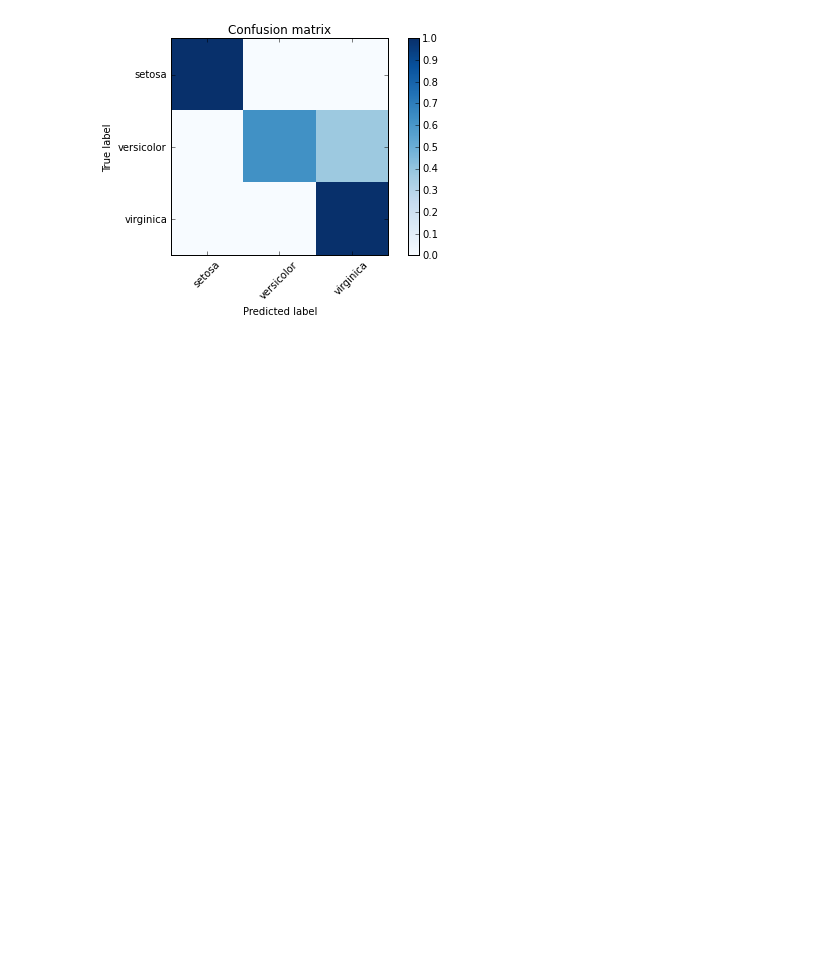
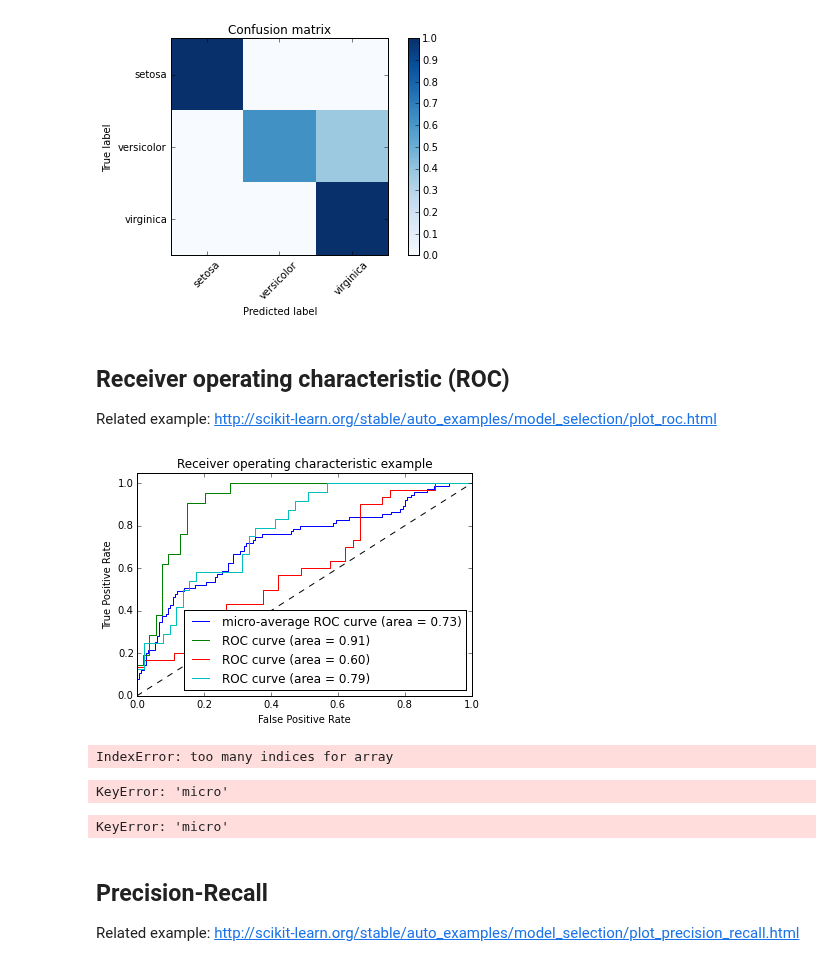
Before and after one commit to ploomber/sklearn-evaluation, a Jupyter notebook: examples/plots.ipynb, the cells around one changed output. Drawn from its saved outputs; the diff is of its cells as text; code cells hidden in the pictures; blank space fills up the shorter version.

```diff
--- a/examples/plots.ipynb
+++ b/examples/plots.ipynb
@@ -28,3 +31,48 @@ plots.confusion_matrix_(y_test, y_pred, target_names=iris.target_names)
 plots.confusion_matrix_(y_test, y_pred, target_names=iris.target_names, normalize=True)
 # %% [output]
 [figure]
+# %% [markdown]
+## Receiver operating characteristic (ROC)
+Related example: http://scikit-learn.org/stable/auto_examples/model_selection/plot_roc.html
+# %%
+# Import some data to play with
+iris = datasets.load_iris()
+X = iris.data
+y = iris.target
+
+# Binarize the output
+#y = label_binarize(y, classes=[0, 1, 2])
+#n_classes = y.shape[1]
+
+# Add noisy features to make the problem harder
+random_state = np.random.RandomState(0)
+n_samples, n_features = X.shape
+X = np.c_[X, random_state.randn(n_samples, 200 * n_features)]
+
+# shuffle and split training and test sets
+X_train, X_test, y_train, y_test = train_test_split(X, y, test_size=.5,
+                                                    random_state=0)
+
+# Learn to predict each class against the other
+classifier = OneVsRestClassifier(svm.SVC(kernel='linear', probability=True,
+                                 random_state=random_state))
+y_score = classifier.fit(X_train, y_train).decision_function(X_test)
+# %%
+plots.roc(y_test, y_score)
+# %% [output]
+[figure, added]
+# %%
+plots.roc(y_test[:,0], y_score[:,0])
+# %% [output]
+IndexError: too many indices for array
+# %%
+plots.roc(y_test[:,1], y_score[:,1])
+# %% [output]
+KeyError: 'micro'
+# %%
+plots.roc(y_test[:,2], y_score[:,2])
+# %% [output]
+KeyError: 'micro'
+# %% [markdown]
+## Precision-Recall
+Related example: http://scikit-learn.org/stable/auto_examples/model_selection/plot_precision_recall.html
```
Also changed, not shown: parts of 8 cells of this notebook, 1 other file.
